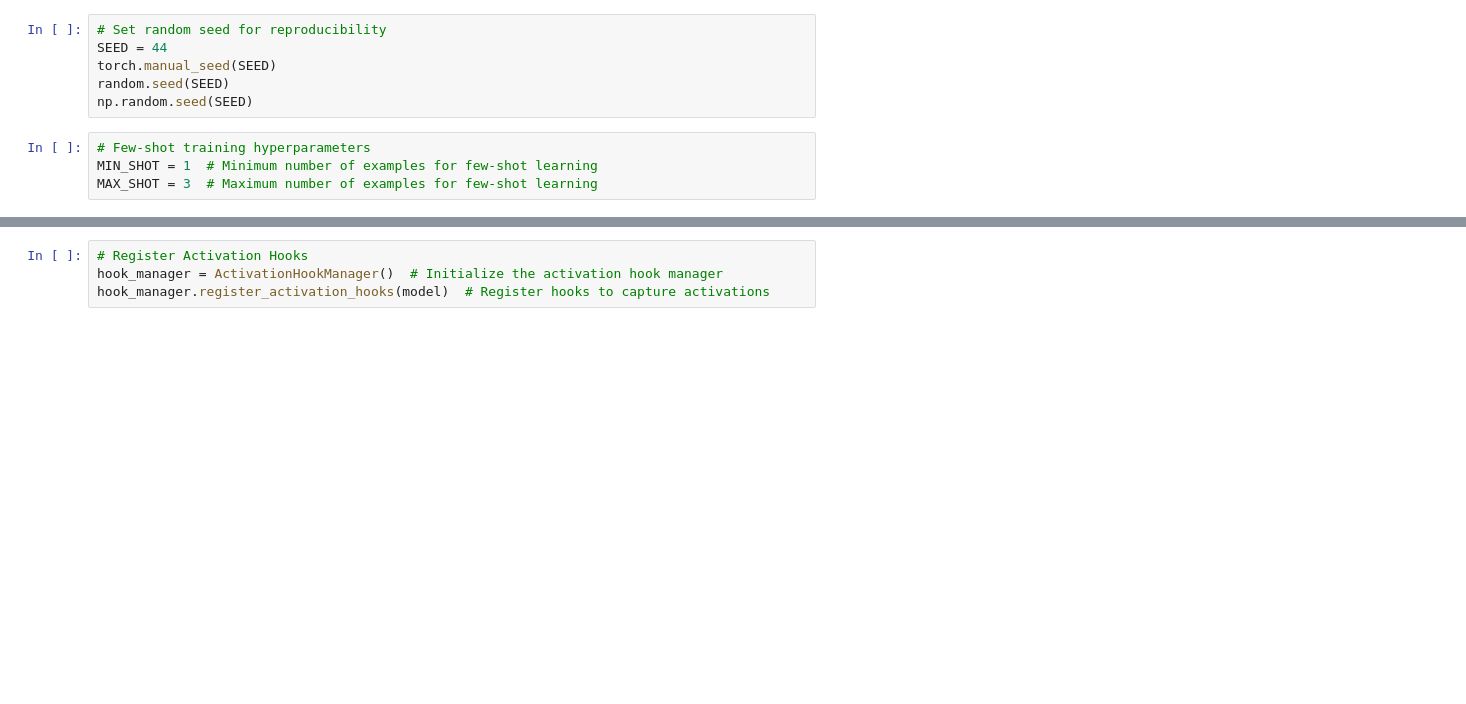
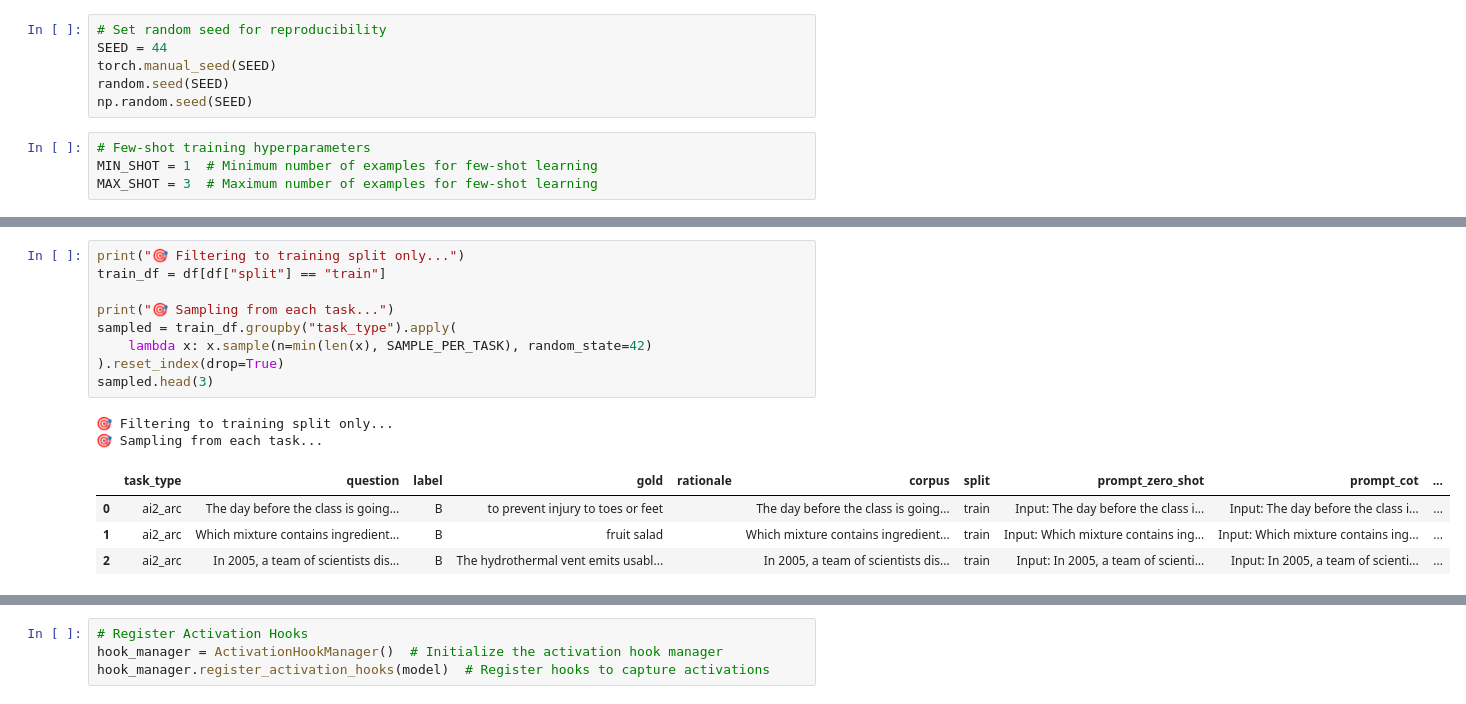
Before and after one commit to IAAR-Shanghai/SEAP, a Jupyter notebook: notebook/3_activation_importance.ipynb, the cells around one changed output, grey strips where cells are left out. Drawn from its saved outputs; the diff is of its cells as text; blank space fills up the shorter version.

```diff
--- a/notebook/3_activation_importance.ipynb
+++ b/notebook/3_activation_importance.ipynb
@@ -79,0 +56,16 @@ model, tokenizer = load_model_and_tokenizer(model_path)  # Load the model and to
+# %%
+print("🎯 Filtering to training split only...")
+train_df = df[df["split"] == "train"]
+
+print("🎯 Sampling from each task...")
+sampled = train_df.groupby("task_type").apply(
+    lambda x: x.sample(n=min(len(x), SAMPLE_PER_TASK), random_state=42)
+).reset_index(drop=True)
+sampled.head(3)
+# %% [output]
+🎯 Filtering to training split only...
+🎯 Sampling from each task...
+|  | task_type | question | label | gold | rationale | corpus | split | prompt_zero_shot | prompt_cot | ... |
+| 0 | ai2_arc | The day before the class is going... | B | to prevent injury to toes or feet |  | The day before the class is going... | train | Input: The day before the class i... | Input: The day before the class i... | ... |
+| 1 | ai2_arc | Which mixture contains ingredient... | B | fruit salad |  | Which mixture contains ingredient... | train | Input: Which mixture contains ing... | Input: Which mixture contains ing... | ... |
+| 2 | ai2_arc | In 2005, a team of scientists dis... | B | The hydrothermal vent emits usabl... |  | In 2005, a team of scientists dis... | train | Input: In 2005, a team of scienti... | Input: In 2005, a team of scienti... | ... |
```
Also changed, not shown: parts of 18 cells of this notebook, 44 other files.
